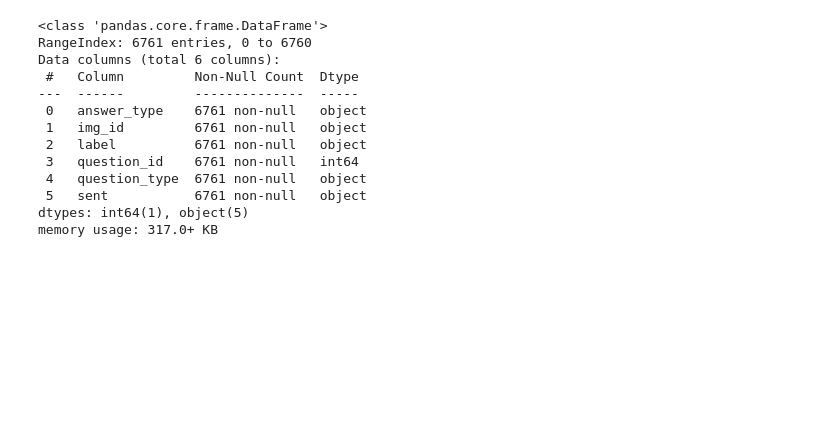
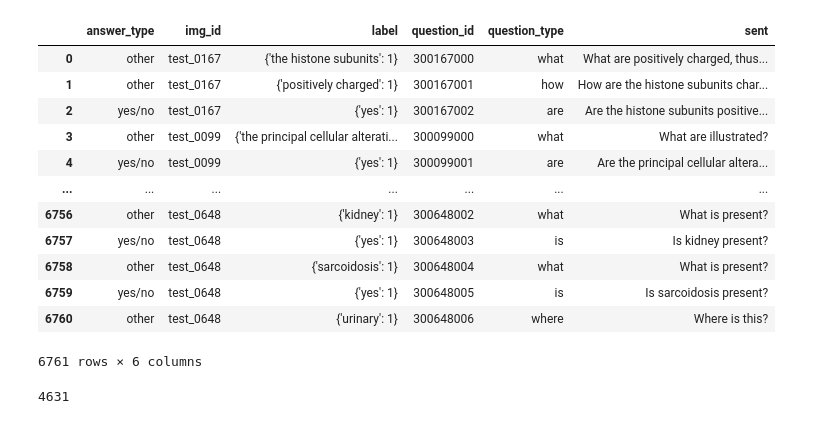
Before and after one commit to MohammadYs77/Explainable-Diabetic-Retinopathy-Detection-and-Retinal-Image-Generation, a Jupyter notebook: Code.ipynb, the cells around one changed output. Drawn from its saved outputs; the diff is of its cells as text; code cells hidden in the pictures; blank space fills up the shorter version.

Commit message:
Processed Text Data

```diff
--- a/Code.ipynb
+++ b/Code.ipynb
@@ -35,18 +54,22 @@ train_vqa_df = pd.DataFrame(train_vqa_pairs)
 val_vqa_df = pd.DataFrame(val_vqa_pairs)
 test_vqa_df = pd.DataFrame(test_vqa_pairs)
 # %%
-test_vqa_df.info()
+test_vqa_df
 # %% [output]
+|  | answer_type | img_id | label | question_id | question_type | sent |
+| 0 | other | test_0167 | {'the histone subunits': 1} | 300167000 | what | What are positively charged, thus... |
+| 1 | other | test_0167 | {'positively charged': 1} | 300167001 | how | How are the histone subunits char... |
+| 2 | yes/no | test_0167 | {'yes': 1} | 300167002 | are | Are the histone subunits positive... |
+| 3 | other | test_0099 | {'the principal cellular alterati... | 300099000 | what | What are illustrated? |
+| 4 | yes/no | test_0099 | {'yes': 1} | 300099001 | are | Are the principal cellular altera... |
+| ... | ... | ... | ... | ... | ... | ... |
+| 6756 | other | test_0648 | {'kidney': 1} | 300648002 | what | What is present? |
+| 6757 | yes/no | test_0648 | {'yes': 1} | 300648003 | is | Is kidney present? |
+| 6758 | other | test_0648 | {'sarcoidosis': 1} | 300648004 | what | What is present? |
+| 6759 | yes/no | test_0648 | {'yes': 1} | 300648005 | is | Is sarcoidosis present? |
+| 6760 | other | test_0648 | {'urinary': 1} | 300648006 | where | Where is this? |
-<class 'pandas.core.frame.DataFrame'>
-RangeIndex: 6761 entries, 0 to 6760
-Data columns (total 6 columns):
- #   Column         Non-Null Count  Dtype
----  ------         --------------  -----
- 0   answer_type    6761 non-null   object
- 1   img_id         6761 non-null   object
- 2   label          6761 non-null   object
- 3   question_id    6761 non-null   int64
- 4   question_type  6761 non-null   object
- 5   sent           6761 non-null   object
-dtypes: int64(1), object(5)
-memory usage: 317.0+ KB
+6761 rows × 6 columns
+# %%
+len(pvqa_dic_pkl[0])
+# %% [output]
+4631
```
Also changed, not shown: parts of 26 cells of this notebook.
